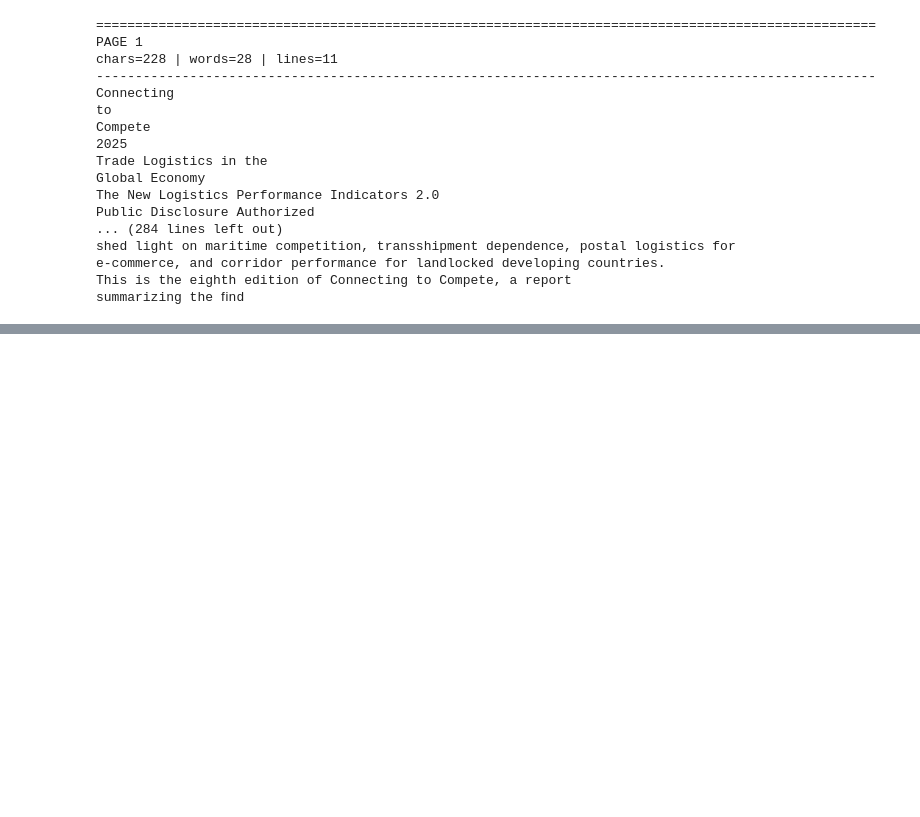
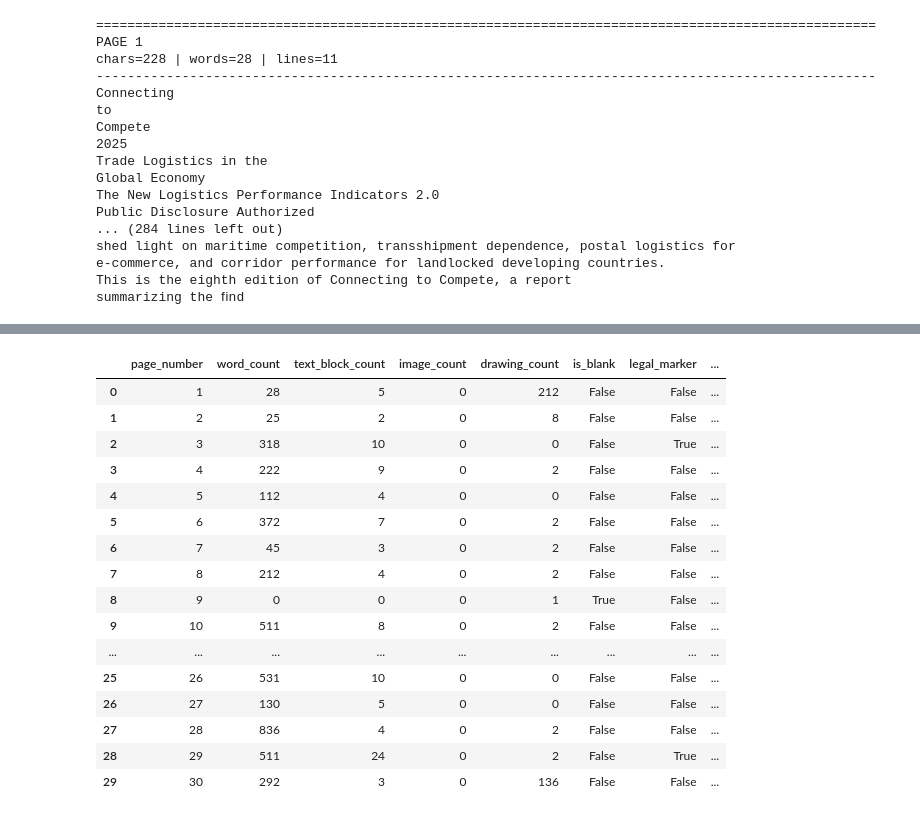
Before and after one commit to mahmoudsameh00/nilegate-ports-ai, a Jupyter notebook: Notebooks/LPI_Connecting_to_Compete_chunking.ipynb, the cells around one changed output, grey strips where cells are left out. Saved outputs shown, nothing was run; the diff lists cells and outputs as text; code cells hidden in the pictures; blank space fills up the shorter version.

```diff
--- a/Notebooks/LPI_Connecting_to_Compete_chunking.ipynb
+++ b/Notebooks/LPI_Connecting_to_Compete_chunking.ipynb
@@ -416,0 +510,79 @@ summarizing the ﬁnd
+# %%
+# =========================================================
+# 2.1 Page signals (inspection only — no decisions yet)
+# =========================================================
+
+NUMBER_LINE = re.compile(r"^(?:\d{1,3}|[ivxlc]{1,6})$", re.IGNORECASE)
+LEGAL_PATTERN = re.compile(
+    r"©|\bisbn\b|creative commons|rights and permissions|\bdoi\b",
+    re.IGNORECASE,
+)
+HEADING_PATTERNS = {
+    "contents": r"^contents$",
+    "foreword": r"^foreword$",
+    "acknowledgments": r"^acknowledge?ments$",
+    "abbreviations": r"^abbreviations",
+    "executive_summary": r"^executive summary$",
+    "chapter": r"^chapter\s+\d+$",
+    "notes": r"^notes$",
+    "references": r"^references$",
+}
+
+
+def non_empty_lines(text: str) -> list[str]:
+    return [
+        unicodedata.normalize("NFKC", line).strip()
+        for line in text.splitlines()
+        if line.strip()
+    ]
+
+
+def heading_hits(lines: list[str], top_n: int = 5) -> list[str]:
+    top = [line.lower() for line in lines[:top_n]]
+    return [
+        name for name, pattern in HEADING_PATTERNS.items()
+        if any(re.match(pattern, line) for line in top)
+    ]
+
+
+signal_records = []
+
+for row in pages_df.itertuples():
+    lines = non_empty_lines(row.text)
+    number_lines = sum(bool(NUMBER_LINE.match(line)) for line in lines)
+
+    signal_records.append({
+        "page_number": row.page_number,
+        "word_count": row.word_count,
+        "text_block_count": row.text_block_count,
+        "image_count": row.image_count,
+        "drawing_count": row.drawing_count,
+        "is_blank": row.word_count == 0,
+        "legal_marker": bool(LEGAL_PATTERN.search(row.text)),
+        "number_line_ratio": round(number_lines / len(lines), 2) if lines else 0.0,
+        "heading_hits": heading_hits(lines),
+        "first_lines": " | ".join(lines[:3])[:120],
+    })
+
+signals_df = pd.DataFrame(signal_records)
+
+with pd.option_context("display.max_rows", None, "display.max_colwidth", 120):
+    display(signals_df)
+# %% [output]
+|  | page_number | word_count | text_block_count | image_count | drawing_count | is_blank | legal_marker | ... |
+| 0 | 1 | 28 | 5 | 0 | 212 | False | False | ... |
+| 1 | 2 | 25 | 2 | 0 | 8 | False | False | ... |
+| 2 | 3 | 318 | 10 | 0 | 0 | False | True | ... |
+| 3 | 4 | 222 | 9 | 0 | 2 | False | False | ... |
+| 4 | 5 | 112 | 4 | 0 | 0 | False | False | ... |
+| 5 | 6 | 372 | 7 | 0 | 2 | False | False | ... |
+| 6 | 7 | 45 | 3 | 0 | 2 | False | False | ... |
+| 7 | 8 | 212 | 4 | 0 | 2 | False | False | ... |
+| 8 | 9 | 0 | 0 | 0 | 1 | True | False | ... |
+| 9 | 10 | 511 | 8 | 0 | 2 | False | False | ... |
+| ... | ... | ... | ... | ... | ... | ... | ... | ... |
+| 25 | 26 | 531 | 10 | 0 | 0 | False | False | ... |
+| 26 | 27 | 130 | 5 | 0 | 0 | False | False | ... |
+| 27 | 28 | 836 | 4 | 0 | 2 | False | False | ... |
+| 28 | 29 | 511 | 24 | 0 | 2 | False | True | ... |
+| 29 | 30 | 292 | 3 | 0 | 136 | False | False | ... |
```
Also changed, not shown: parts of 99 cells of this notebook, 14 other files.
